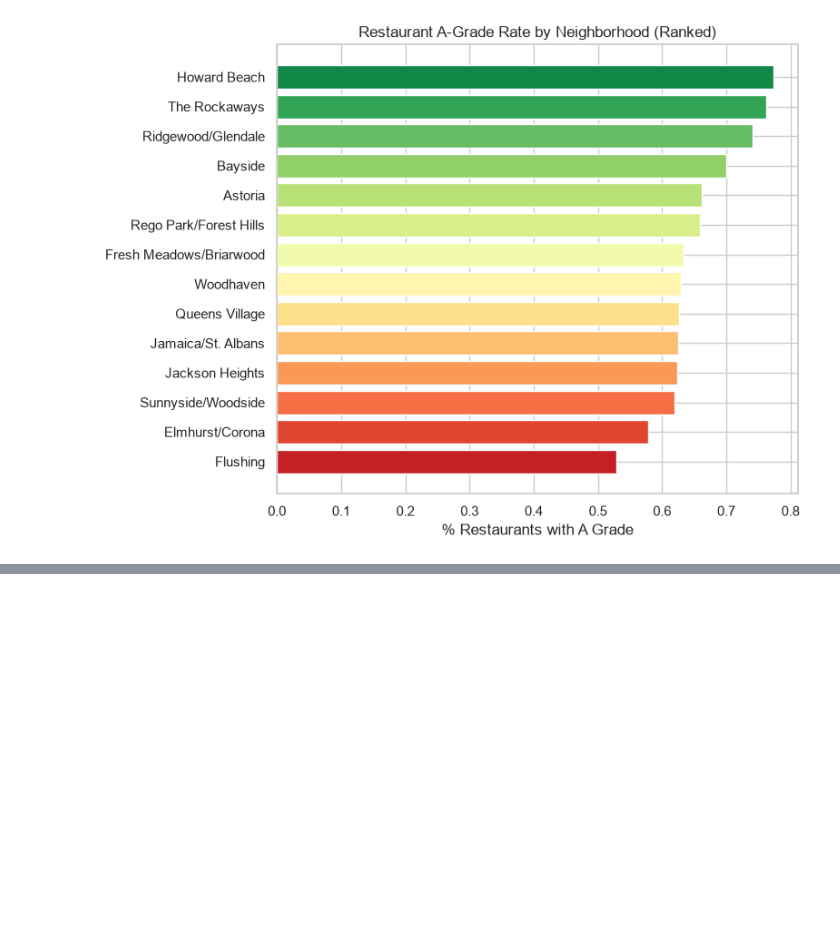
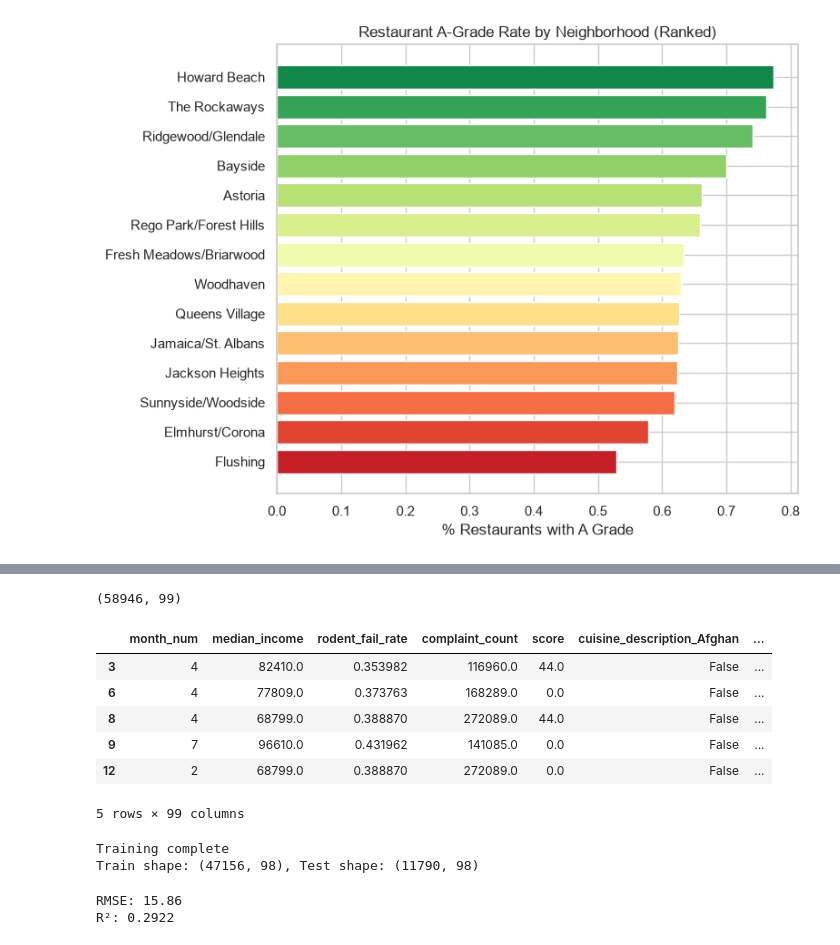
Before and after one commit to ac11599/nyc-restaurant-inspections, a Jupyter notebook: NYC-restaurant-inspections.ipynb, the cells around one changed output, grey strips where cells are left out. Drawn from its saved outputs; the diff is of its cells as text; code cells hidden in the pictures; blank space fills up the shorter version.

```diff
--- a/NYC-restaurant-inspections.ipynb
+++ b/NYC-restaurant-inspections.ipynb
@@ -837,0 +871,51 @@ merged.to_csv('merged_neighborhood_summary.csv', index=False)
+# %%
+# One-hot encode cuisine and neighborhood
+model_df_encoded = pd.get_dummies(model_df, columns=['cuisine_description', 'neighborhood'], drop_first=False)
+
+print(model_df_encoded.shape)
+model_df_encoded.head()
+# %% [output]
+(58946, 99)
+|  | month_num | median_income | rodent_fail_rate | complaint_count | score | cuisine_description_Afghan | ... |
+| 3 | 4 | 82410.0 | 0.353982 | 116960.0 | 44.0 | False | ... |
+| 6 | 4 | 77809.0 | 0.373763 | 168289.0 | 0.0 | False | ... |
+| 8 | 4 | 68799.0 | 0.388870 | 272089.0 | 44.0 | False | ... |
+| 9 | 7 | 96610.0 | 0.431962 | 141085.0 | 0.0 | False | ... |
+| 12 | 2 | 68799.0 | 0.388870 | 272089.0 | 0.0 | False | ... |
+5 rows × 99 columns
+# %%
+from sklearn.model_selection import train_test_split
+from sklearn.ensemble import RandomForestRegressor
+
+# Separate features (X) and target (y)
+X = model_df_encoded.drop(columns=['score'])
+y = model_df_encoded['score']
+
+# Train/test split (80/20 is standard)
+X_train, X_test, y_train, y_test = train_test_split(X, y, test_size=0.2, random_state=42)
+
+# Train the model
+rf_model = RandomForestRegressor(n_estimators=200, random_state=42, n_jobs=-1)
+rf_model.fit(X_train, y_train)
+
+print("Training complete")
+print(f"Train shape: {X_train.shape}, Test shape: {X_test.shape}")
+# %% [output]
+Training complete
+Train shape: (47156, 98), Test shape: (11790, 98)
+# %%
+from sklearn.metrics import mean_squared_error, r2_score
+import numpy as np
+
+# Predict on test set
+y_pred = rf_model.predict(X_test)
+
+# Metrics
+rmse = np.sqrt(mean_squared_error(y_test, y_pred))
+r2 = r2_score(y_test, y_pred)
+
+print(f"RMSE: {rmse:.2f}")
+print(f"R²: {r2:.4f}")
+# %% [output]
+RMSE: 15.86
+R²: 0.2922
```
Also changed, not shown: parts of 10 cells of this notebook, 4 other files.
